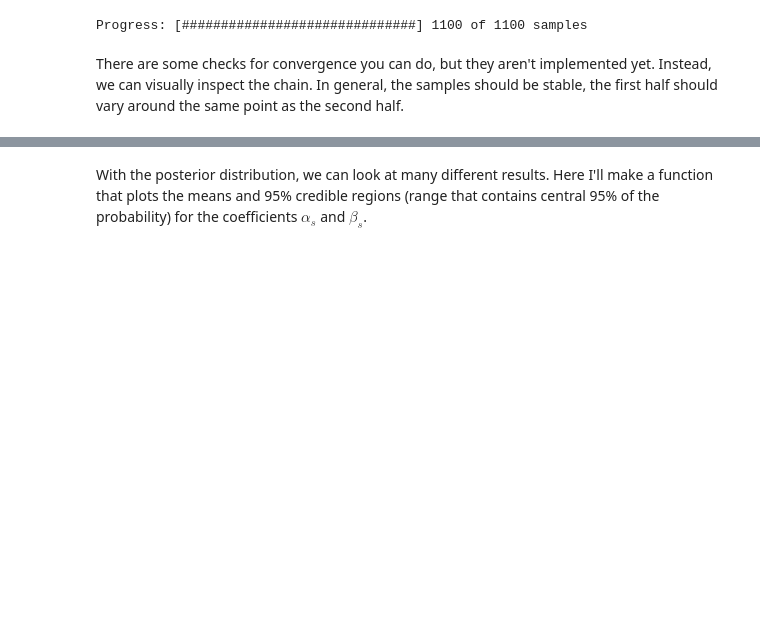
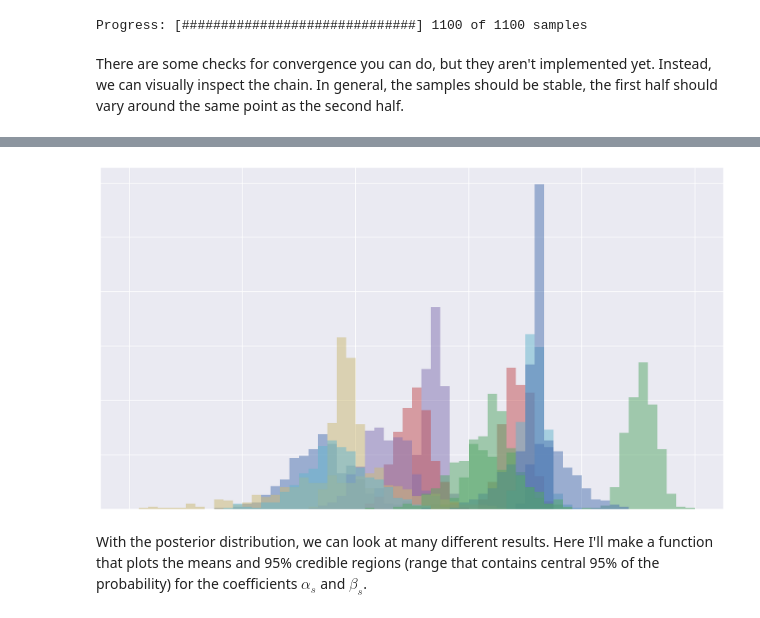
Before and after one commit to mcleonard/sampyl, a Jupyter notebook: examples/Abalone Model.ipynb, the cells around one changed output, grey strips where cells are left out. Drawn from its saved outputs; the diff is of its cells as text; code cells hidden in the pictures; blank space fills up the shorter version.

```diff
--- a/examples/Abalone Model.ipynb
+++ b/examples/Abalone Model.ipynb
@@ -110,0 +166,8 @@ plt.plot(chain.σ_β);
+# %%
+fig, ax = plt.subplots(figsize=(16,9))
+for each in chain.site_α.T:
+    ax.hist(each, range=(185, 210), bins=60, alpha=0.5)
+ax.set_xticklabels('')
+ax.set_yticklabels('');
+# %% [output]
+[figure, added]
```
Also changed, not shown: parts of 9 cells of this notebook, 1 other file.
